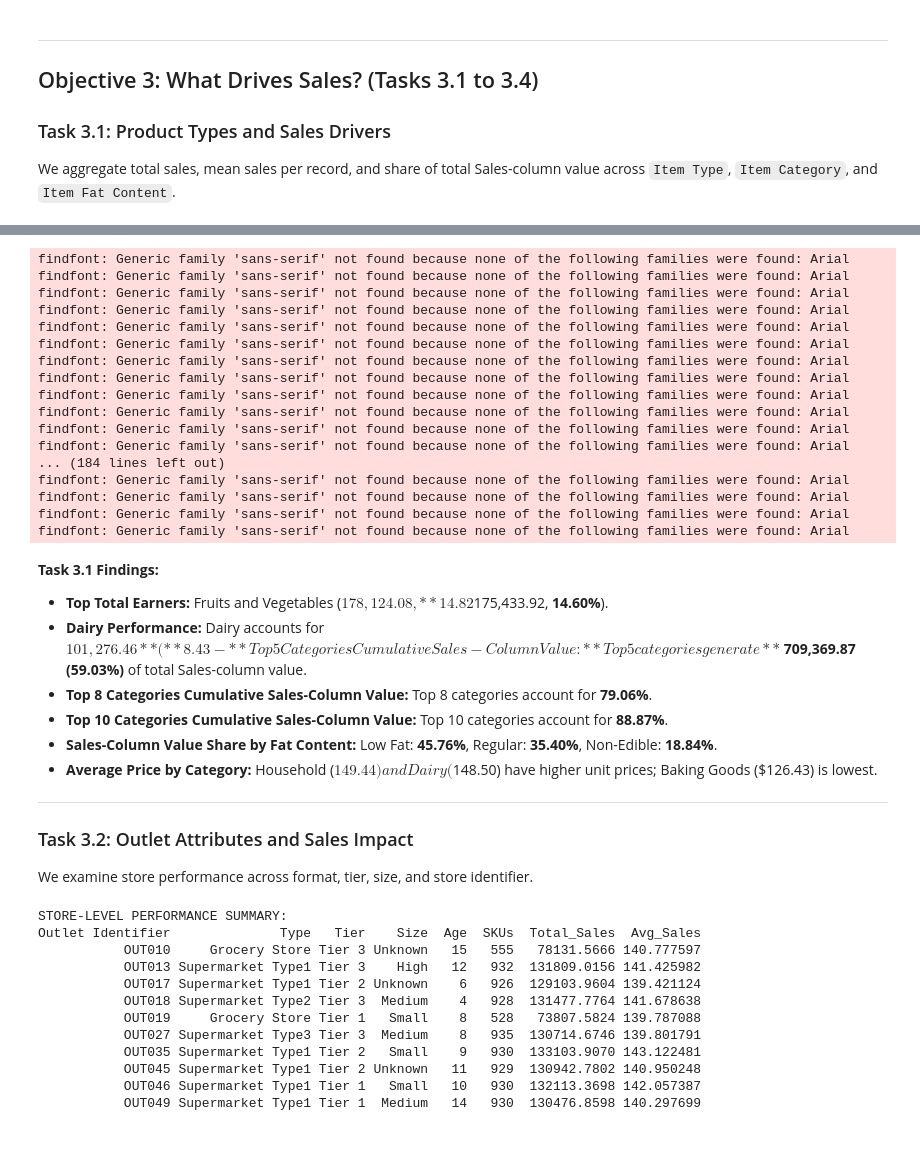
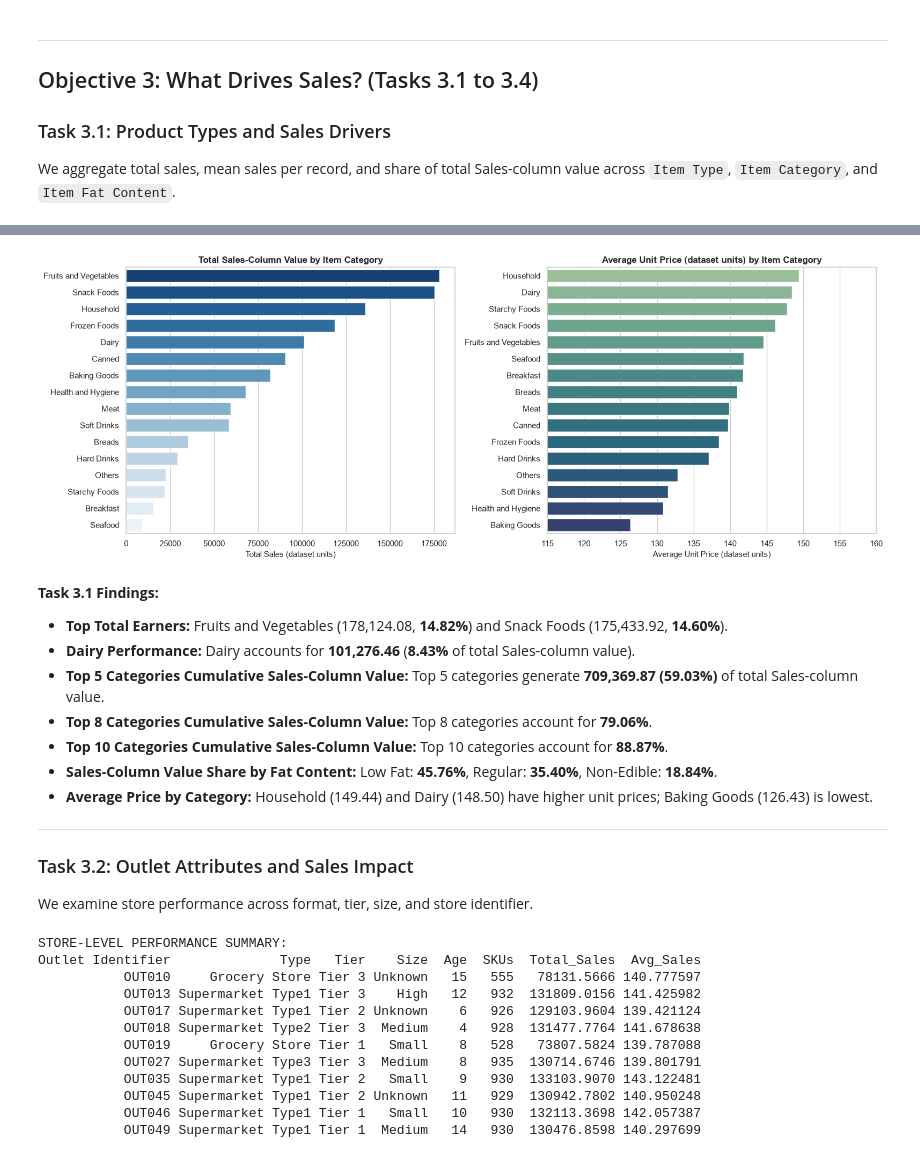
Before and after one commit to PoojaS-1616/data-analysis, a Jupyter notebook: BlinkIT-Grocery-Sales-Analysis/BlinkIT_Grocery_Sales_Analysis_v2.ipynb, the cells around one changed output, grey strips where cells are left out. Saved outputs shown, nothing was run; the diff lists cells and outputs as text; code cells hidden in the pictures.

```diff
--- a/BlinkIT-Grocery-Sales-Analysis/BlinkIT_Grocery_Sales_Analysis_v2.ipynb
+++ b/BlinkIT-Grocery-Sales-Analysis/BlinkIT_Grocery_Sales_Analysis_v2.ipynb
@@ -723,18 +648,18 @@ High        932
 We aggregate total sales, mean sales per record, and share of total Sales-column value across `Item Type`, `Item Category`, and `Item Fat Content`.
 # %%
 cat_sales = clean_df.groupby('Item Type')['Sales'].agg(['count', 'sum', 'mean']).rename(
-    columns={'count': 'Record Count', 'sum': 'Total Sales ($)', 'mean': 'Avg Price/Record ($)'}
+    columns={'count': 'Record Count', 'sum': 'Total Sales (dataset units)', 'mean': 'Avg Price/Record (dataset units)'}
 )
-cat_sales['Sales Value Share (%)'] = (cat_sales['Total Sales ($)'] / clean_df['Sales'].sum() * 100).round(2)
-cat_sales = cat_sales.sort_values(by='Total Sales ($)', ascending=False)
+cat_sales['Sales Value Share (%)'] = (cat_sales['Total Sales (dataset units)'] / clean_df['Sales'].sum() * 100).round(2)
+cat_sales = cat_sales.sort_values(by='Total Sales (dataset units)', ascending=False)
 
 print("SALES-COLUMN VALUE BY ITEM TYPE:")
 print(cat_sales.to_string())
 
 fat_sales = clean_df.groupby('Item Fat Content')['Sales'].agg(['count', 'sum', 'mean']).rename(
-    columns={'count': 'Record Count', 'sum': 'Total Sales ($)', 'mean': 'Avg Price/Record ($)'}
+    columns={'count': 'Record Count', 'sum': 'Total Sales (dataset units)', 'mean': 'Avg Price/Record (dataset units)'}
 )
-fat_sales['Sales Value Share (%)'] = (fat_sales['Total Sales ($)'] / clean_df['Sales'].sum() * 100).round(2)
+fat_sales['Sales Value Share (%)'] = (fat_sales['Total Sales (dataset units)'] / clean_df['Sales'].sum() * 100).round(2)
 print("\nSALES-COLUMN VALUE BY FAT CONTENT:")
 print(fat_sales.to_string())
 # %% [output]
@@ -758,65 +683,49 @@ Regular                   3006      425361.8044            141.504260
 # %%
-# Figure 6: Category Revenue & Price Drivers (2 Panels)
+# Figure 6: Category Catalogue Value & Price Drivers (2 Panels)
 fig, axes = plt.subplots(1, 2, figsize=(16, 6))
 
 # Panel 1: Total Sales by Category
 sns.barplot(
-    x=cat_sales['Total Sales ($)'],
+    x=cat_sales['Total Sales (dataset units)'],
     y=cat_sales.index,
     hue=cat_sales.index,
     palette='Blues_r',
     legend=False,
     ax=axes[0]
 )
 axes[0].set_title('Total Sales-Column Value by Item Category', fontweight='bold')
-axes[0].set_xlabel('Total Sales ($)')
+axes[0].set_xlabel('Total Sales (dataset units)')
 axes[0].set_ylabel('')
 
 # Panel 2: Average Price per Record by Category
-cat_sales_sorted_avg = cat_sales.sort_values(by='Avg Price/Record ($)', ascending=False)
+cat_sales_sorted_avg = cat_sales.sort_values(by='Avg Price/Record (dataset units)', ascending=False)
 sns.barplot(
-    x=cat_sales_sorted_avg['Avg Price/Record ($)'],
+    x=cat_sales_sorted_avg['Avg Price/Record (dataset units)'],
     y=cat_sales_sorted_avg.index,
     hue=cat_sales_sorted_avg.index,
     palette='crest',
     legend=False,
     ax=axes[1]
 )
-axes[1].set_title('Average Unit Price ($) by Item Category', fontweight='bold')
-axes[1].set_xlabel('Average Unit Price ($)')
+axes[1].set_title('Average Unit Price (dataset units) by Item Category', fontweight='bold')
+axes[1].set_xlabel('Average Unit Price (dataset units)')
 axes[1].set_ylabel('')
 axes[1].set_xlim(115, 160)
 
 plt.tight_layout()
 save_fig('06_category_sales_and_price.png')
 plt.show()
 # %% [output]
-findfont: Generic family 'sans-serif' not found because none of the following families were found: Arial
-findfont: Generic family 'sans-serif' not found because none of the following families were found: Arial
-findfont: Generic family 'sans-serif' not found because none of the following families were found: Arial
-findfont: Generic family 'sans-serif' not found because none of the following families were found: Arial
-findfont: Generic family 'sans-serif' not found because none of the following families were found: Arial
-findfont: Generic family 'sans-serif' not found because none of the following families were found: Arial
-findfont: Generic family 'sans-serif' not found because none of the following families were found: Arial
-findfont: Generic family 'sans-serif' not found because none of the following families were found: Arial
-findfont: Generic family 'sans-serif' not found because none of the following families were found: Arial
-findfont: Generic family 'sans-serif' not found because none of the following families were found: Arial
-findfont: Generic family 'sans-serif' not found because none of the following families were found: Arial
-findfont: Generic family 'sans-serif' not found because none of the following families were found: Arial
-... (184 lines left out)
-findfont: Generic family 'sans-serif' not found because none of the following families were found: Arial
-findfont: Generic family 'sans-serif' not found because none of the following families were found: Arial
-findfont: Generic family 'sans-serif' not found because none of the following families were found: Arial
-findfont: Generic family 'sans-serif' not found because none of the following families were found: Arial
+[figure, added]
 # %% [markdown]
 **Task 3.1 Findings:**
-- **Top Total Earners:** Fruits and Vegetables ($178,124.08, **14.82%**) and Snack Foods ($175,433.92, **14.60%**).
-- **Dairy Performance:** Dairy accounts for **$101,276.46** (**8.43%** of total Sales-column value).
-- **Top 5 Categories Cumulative Sales-Column Value:** Top 5 categories generate **$709,369.87 (59.03%)** of total Sales-column value.
+- **Top Total Earners:** Fruits and Vegetables (178,124.08, **14.82%**) and Snack Foods (175,433.92, **14.60%**).
+- **Dairy Performance:** Dairy accounts for **101,276.46** (**8.43%** of total Sales-column value).
+- **Top 5 Categories Cumulative Sales-Column Value:** Top 5 categories generate **709,369.87 (59.03%)** of total Sales-column value.
 - **Top 8 Categories Cumulative Sales-Column Value:** Top 8 categories account for **79.06%**.
 - **Top 10 Categories Cumulative Sales-Column Value:** Top 10 categories account for **88.87%**.
 - **Sales-Column Value Share by Fat Content:** Low Fat: **45.76%**, Regular: **35.40%**, Non-Edible: **18.84%**.
-- **Average Price by Category:** Household ($149.44) and Dairy ($148.50) have higher unit prices; Baking Goods ($126.43) is lowest.
+- **Average Price by Category:** Household (149.44) and Dairy (148.50) have higher unit prices; Baking Goods (126.43) is lowest.
 
 ---
 ### Task 3.2: Outlet Attributes and Sales Impact
```
Also changed, not shown: parts of 26 cells of this notebook, 32 other files.
